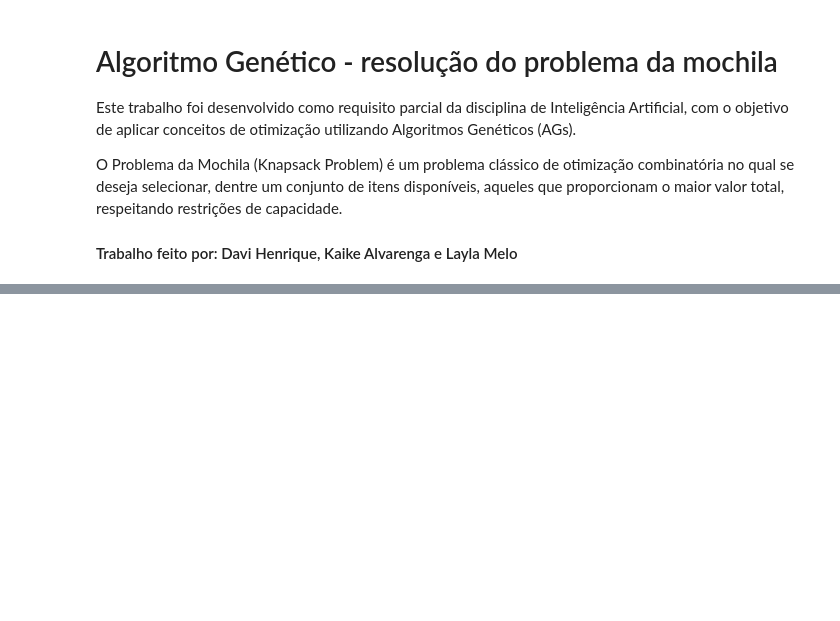
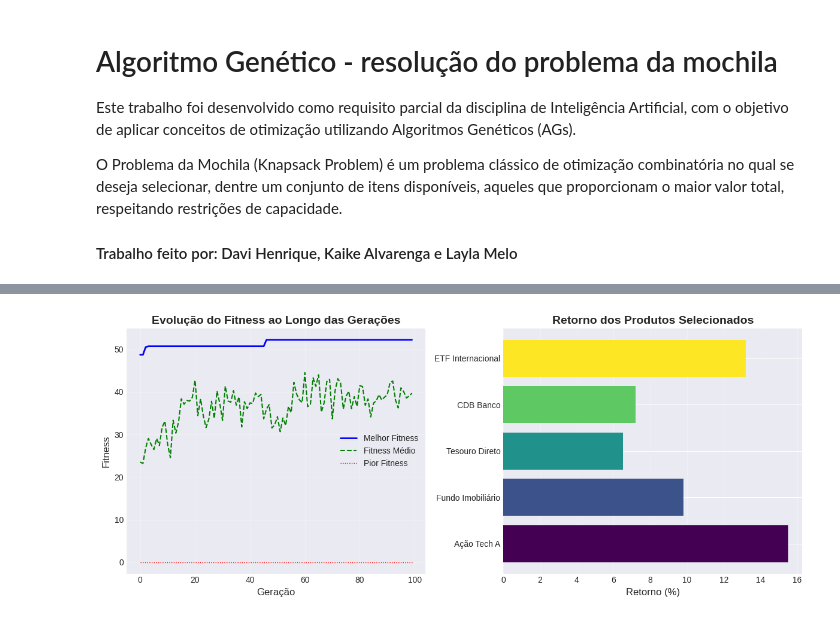
Before and after one commit to dhenriquex/intelegenciaArtificial-AG, a Jupyter notebook: trabalho.ipynb, the cells around one changed output, grey strips where cells are left out. Saved outputs shown, nothing was run; the diff lists cells and outputs as text; code cells hidden in the pictures; blank space fills up the shorter version.

```diff
--- a/trabalho.ipynb
+++ b/trabalho.ipynb
@@ -188,3 +163,19 @@ def executar_ag(tam_pop=TAM_POPULACAO, num_ger=NUM_GERACOES, taxa_cross=TAXA_CRO
                 nova_populacao.append(filho2)
         populacao = nova_populacao
     return populacao, historico
+print("="*70)
+print("EXECUTANDO ALGORITMO GENÉTICO - SELEÇÃO DE PORTFÓLIO")
+print("="*70)
+print(f"\nParâmetros:")
+print(f"  - População: {TAM_POPULACAO}")
+print(f"  - Gerações: {NUM_GERACOES}")
+print(f"  - Taxa Crossover: {TAXA_CROSSOVER*100}%")
+print(f"  - Taxa Mutação: {TAXA_MUTACAO*100}%")
+print(f"\nRestrições:")
+print(f"  - Orçamento Máximo: R$ {ORCAMENTO_MAX:,.2f}")
+print(f"  - Risco Máximo: {RISCO_MAX}")
+print(f"  - Máximo de Produtos: {MAX_PRODUTOS}")
+print("\n" + "="*70)
+
+# Executa AG
+populacao_final, historico = executar_ag()
@@ -190,0 +253,30 @@ def executar_ag(tam_pop=TAM_POPULACAO, num_ger=NUM_GERACOES, taxa_cross=TAXA_CRO
+# %%
+# Converte histórico para DataFrame
+df_hist = pd.DataFrame(historico)
+
+# Gráfico 1: Evolução do Fitness
+plt.figure(figsize=(12, 5))
+
+plt.subplot(1, 2, 1)
+plt.plot(df_hist['geracao'], df_hist['melhor_fitness'], 'b-', linewidth=2, label='Melhor Fitness')
+plt.plot(df_hist['geracao'], df_hist['fitness_medio'], 'g--', linewidth=1.5, label='Fitness Médio')
+plt.plot(df_hist['geracao'], df_hist['fitness_pior'], 'r:', linewidth=1, label='Pior Fitness')
+plt.xlabel('Geração', fontsize=12)
+plt.ylabel('Fitness', fontsize=12)
+plt.title('Evolução do Fitness ao Longo das Gerações', fontsize=14, fontweight='bold')
+plt.legend()
+plt.grid(True, alpha=0.3)
+# Gráfico 2: Produtos Selecionados
+plt.subplot(1, 2, 2)
+nomes = [p['nome'] for p in produtos_selecionados]
+retornos = [p['retorno'] for p in produtos_selecionados]
+cores = plt.cm.viridis(np.linspace(0, 1, len(nomes)))
+bars = plt.barh(nomes, retornos, color=cores)
+plt.xlabel('Retorno (%)', fontsize=12)
+plt.title('Retorno dos Produtos Selecionados', fontsize=14, fontweight='bold')
+plt.grid(True, alpha=0.3, axis='x')
+
+plt.tight_layout()
+plt.show()
+# %% [output]
+[figure, added]
```
Also changed, not shown: parts of 4 cells of this notebook.
